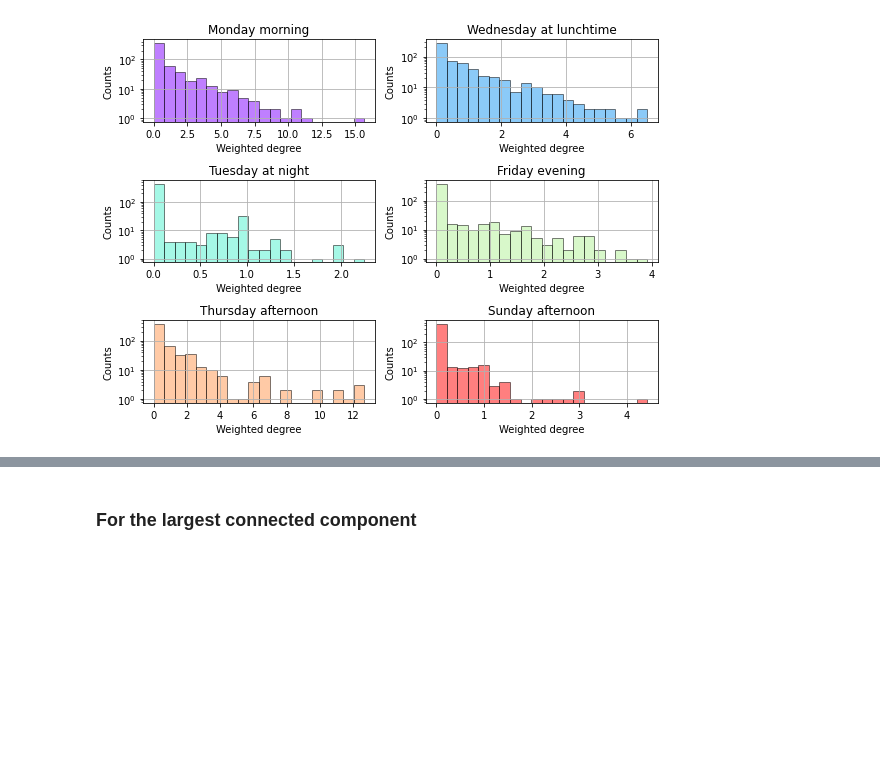
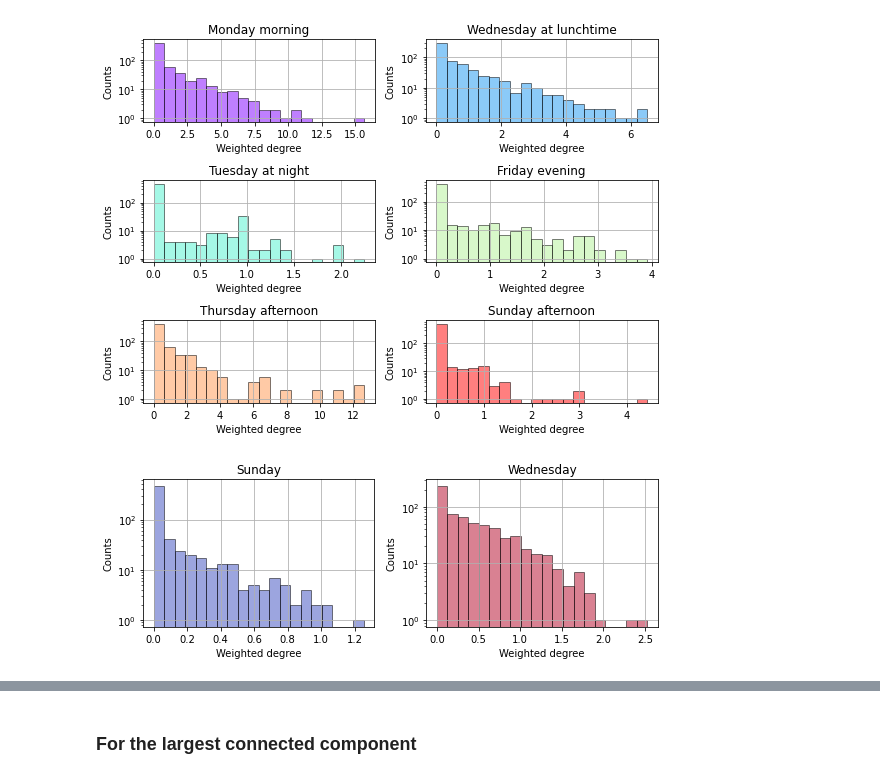
Before and after one commit to dariobaron/copenhagen_project, a Jupyter notebook: Dario_a_Copenhagen.ipynb, the cells around one changed output, grey strips where cells are left out. Cells and saved outputs as stored; diff of their text form; code cells hidden in the pictures; blank space fills up the shorter version.

```diff
--- a/Dario_a_Copenhagen.ipynb
+++ b/Dario_a_Copenhagen.ipynb
@@ -345,3 +366,27 @@ fig.tight_layout()
 fig.savefig("plots/deg_distr_diff_hours.pdf")
 # %% [output]
 [figure]
+# %%
+fig, axs = plt.subplots(1, 2, figsize=(8,3))
+
+bt_24hr = aggregateStrongConnections(df_bt, 24)
+graphs_at_days = [
+    createTimeGraphs(bt_24hr[bt_24hr["# timestamp"] == getTimestamp(1, 0, 0)])[0], # second sunday
+    createTimeGraphs(bt_24hr[bt_24hr["# timestamp"] == getTimestamp(1, 3, 0)])[0], # second wednesday
+]
+colors = plt.cm.get_cmap("coolwarm", 2)
+titles = ["Sunday", "Wednesday"]
+for i,G in enumerate(graphs_at_days):
+    degrees = pd.DataFrame.from_dict(dict(G.degree(weight="weight")), orient="index")[0]
+    degrees.hist(bins=20, ax=axs[i], color=colors(i), alpha=0.5, edgecolor="black", linewidth=1)
+    axs[i].set_title(titles[i])
+
+for ax in axs:
+    ax.set_xlabel("Weighted degree")
+    ax.set_ylabel("Counts")
+    ax.set_yscale("log")
+
+fig.tight_layout()
+fig.savefig("plots/deg_distr_diff_days.pdf")
+# %% [output]
+[figure, added]
```
Also changed, not shown: parts of 29 cells of this notebook, 20 other files.
